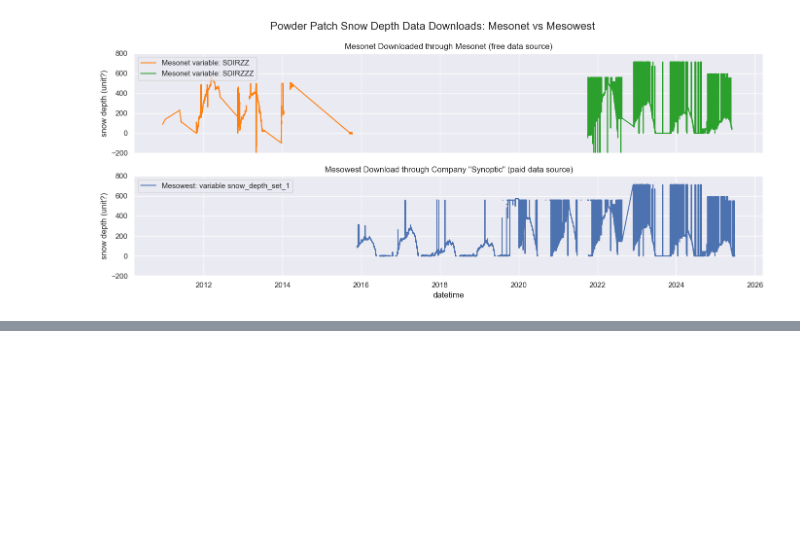
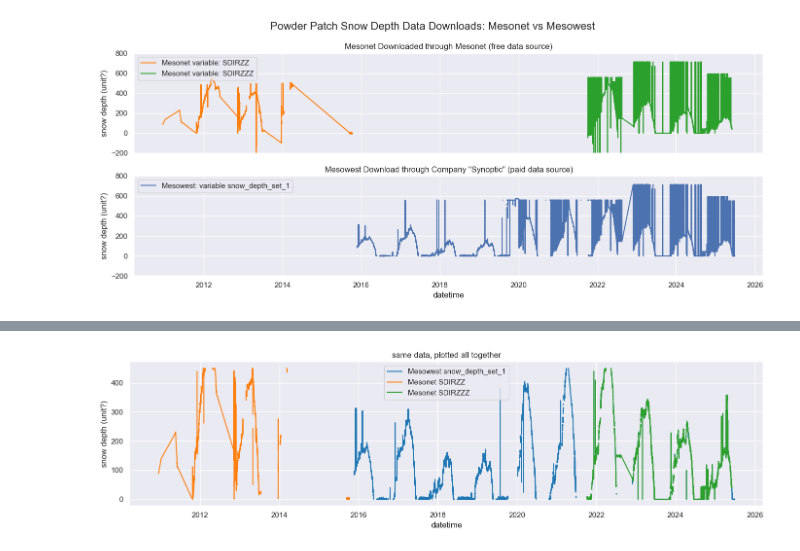
Before and after one commit to cassielumbrazo/juneau_data_analysis, a Jupyter notebook: 2_load_all_powderpatch_synoptic.ipynb, the cells around one changed output, grey strips where cells are left out. Cells and saved outputs as stored; diff of their text form; code cells hidden in the pictures; blank space fills up the shorter version.

Commit message:
more data analysis on powerpatch and wind ninja prep

```diff
--- a/2_load_all_powderpatch_synoptic.ipynb
+++ b/2_load_all_powderpatch_synoptic.ipynb
@@ -184,10 +201,10 @@ plt.show()
 # Create a tidy dataframe with datetime as index and snow depth variables as columns
 
 # Prepare Mesowest snow depth (convert mm to cm)
-mesowest_sd = df_mesowest[['Date_Time', 'snow_depth_set_1']].copy()
-mesowest_sd = mesowest_sd.dropna(subset=['snow_depth_set_1'])
-mesowest_sd['Date_Time'] = pd.to_datetime(mesowest_sd['Date_Time'])
-mesowest_sd = mesowest_sd.set_index('Date_Time')
+mesowest_sd = df_mesowest[['snow_depth_set_1']].copy()
+# mesowest_sd = mesowest_sd.dropna(subset=['snow_depth_set_1']) # removed all the Date_Time so we don't need this code anymore...
+# mesowest_sd['Date_Time'] = pd.to_datetime(mesowest_sd['Date_Time'])
+# mesowest_sd = mesowest_sd.set_index('Date_Time')
 mesowest_sd['snow_depth_mesowest_cm'] = mesowest_sd['snow_depth_set_1'] / 10.0
 mesowest_sd = mesowest_sd[['snow_depth_mesowest_cm']]
 
@@ -311,0 +330,9 @@ plt.show()
+# %%
+df_snow_clean = df_snow.copy()
+
+for col in ['mesonet_SDIRZZ', 'mesonet_SDIRZZZ', 'mesowest_snow_depth_set_1']:
+    if col in df_snow_clean.columns:
+        df_snow_clean[col] = df_snow_clean[col].where(
+            (df_snow_clean[col] >= 0) & (df_snow_clean[col] <= 450)
+        )
+df_snow_clean.head()
@@ -311,0 +346,15 @@ plt.show()
+# %%
+# now plot all three variables on the same plot with different colors
+plt.figure(figsize=(14, 4))
+plt.plot(df_snow_clean.index, df_snow_clean['mesowest_snow_depth_set_1'], label='Mesowest snow_depth_set_1', color='tab:blue')
+plt.plot(df_snow_clean.index, df_snow_clean['mesonet_SDIRZZ'], label='Mesonet SDIRZZ', color='tab:orange')
+plt.plot(df_snow_clean.index, df_snow_clean['mesonet_SDIRZZZ'], label='Mesonet SDIRZZZ', color='tab:green')
+plt.xlabel('datetime')
+plt.ylabel('snow depth (unit?)')
+plt.title('same data, plotted all together')
+plt.legend()
+plt.grid(True)
+plt.tight_layout()
+plt.show()
+# %% [output]
+[figure, added]
```
Also changed, not shown: parts of 15 cells of this notebook, 2 other files.
